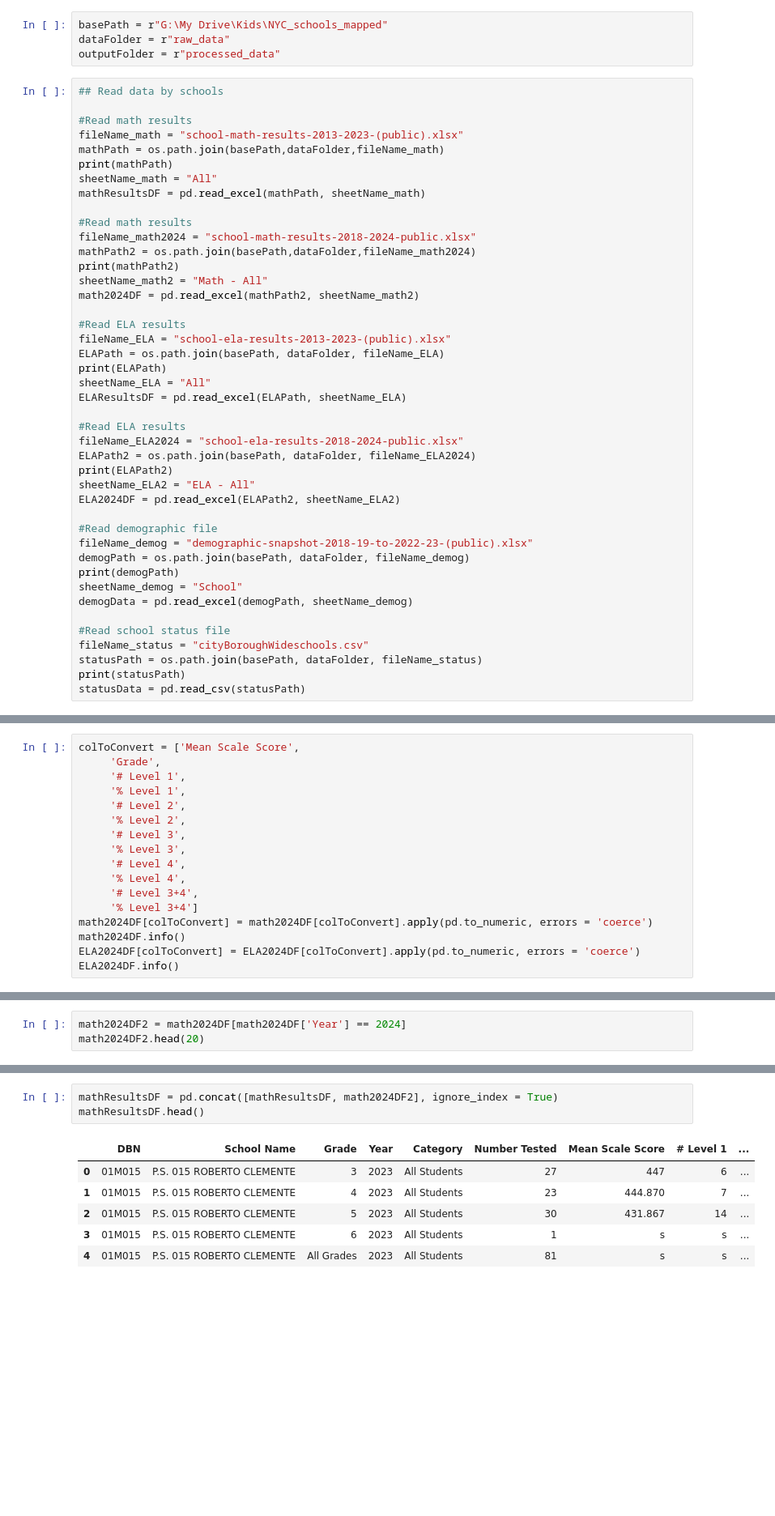
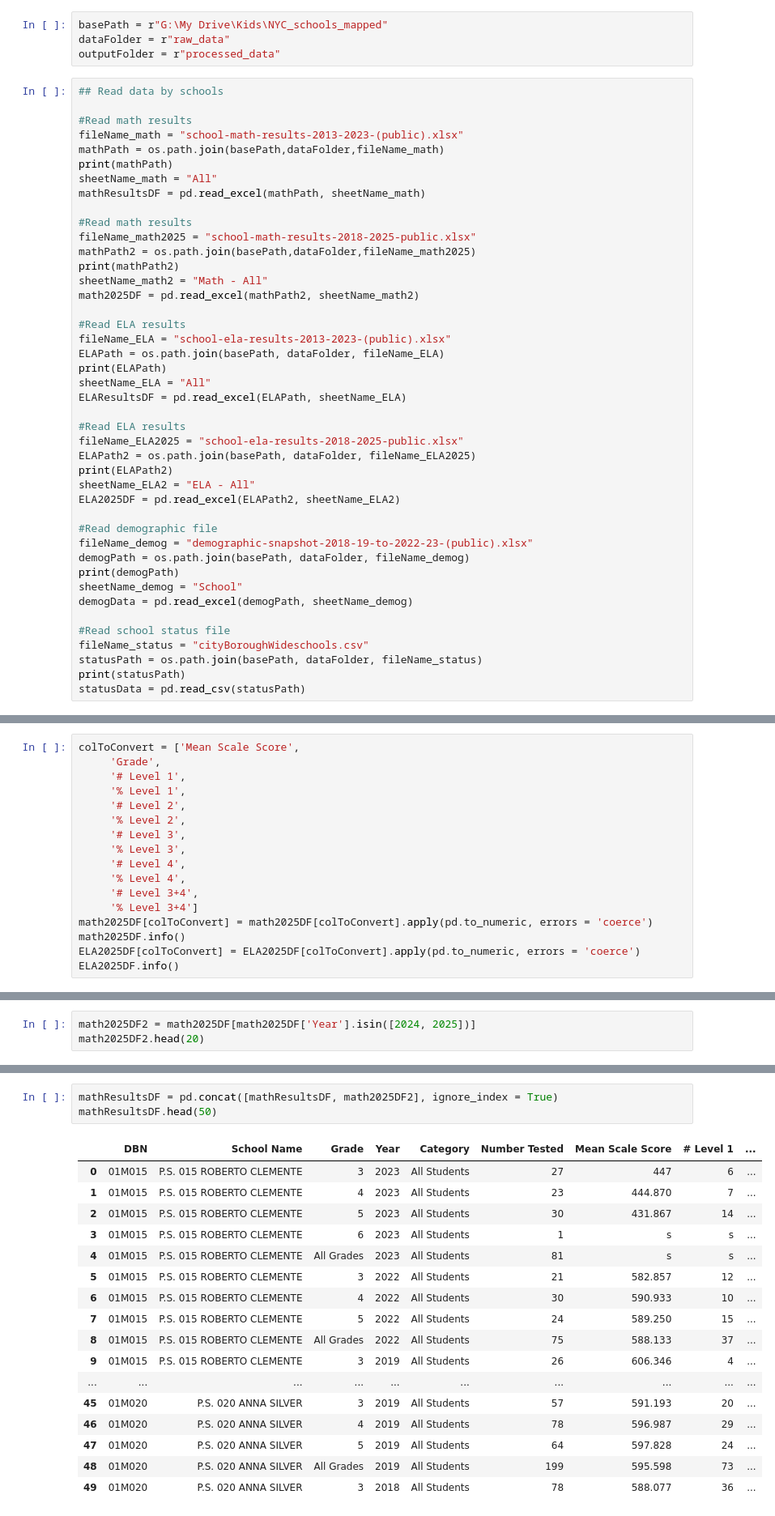
Before and after one commit to Solirinai/NY_schools_maps, a Jupyter notebook: notebooks/NYC_updated/1._NYC_data_processing_by_schools.ipynb, the cells around one changed output, grey strips where cells are left out. Shown: that part at 81% size. Saved outputs shown, nothing was run; the diff lists cells and outputs as text; blank space fills up the shorter version.

```diff
--- a/notebooks/NYC_updated/1._NYC_data_processing_by_schools.ipynb
+++ b/notebooks/NYC_updated/1._NYC_data_processing_by_schools.ipynb
@@ -236,11 +236,11 @@ sheetName_math = "All"
 mathResultsDF = pd.read_excel(mathPath, sheetName_math)
 
 #Read math results
-fileName_math2024 = "school-math-results-2018-2024-public.xlsx"
-mathPath2 = os.path.join(basePath,dataFolder,fileName_math2024)
+fileName_math2025 = "school-math-results-2018-2025-public.xlsx"
+mathPath2 = os.path.join(basePath,dataFolder,fileName_math2025)
 print(mathPath2)
 sheetName_math2 = "Math - All"
-math2024DF = pd.read_excel(mathPath2, sheetName_math2)
+math2025DF = pd.read_excel(mathPath2, sheetName_math2)
 
 #Read ELA results
 fileName_ELA = "school-ela-results-2013-2023-(public).xlsx"
@@ -250,11 +250,11 @@ sheetName_ELA = "All"
 ELAResultsDF = pd.read_excel(ELAPath, sheetName_ELA)
 
 #Read ELA results
-fileName_ELA2024 = "school-ela-results-2018-2024-public.xlsx"
-ELAPath2 = os.path.join(basePath, dataFolder, fileName_ELA2024)
+fileName_ELA2025 = "school-ela-results-2018-2025-public.xlsx"
+ELAPath2 = os.path.join(basePath, dataFolder, fileName_ELA2025)
 print(ELAPath2)
 sheetName_ELA2 = "ELA - All"
-ELA2024DF = pd.read_excel(ELAPath2, sheetName_ELA2)
+ELA2025DF = pd.read_excel(ELAPath2, sheetName_ELA2)
 
 #Read demographic file
 fileName_demog = "demographic-snapshot-2018-19-to-2022-23-(public).xlsx"
@@ -328,9 +328,9 @@ colToConvert = ['Mean Scale Score',
      '% Level 4',
      '# Level 3+4',
      '% Level 3+4']
-math2024DF[colToConvert] = math2024DF[colToConvert].apply(pd.to_numeric, errors = 'coerce')
-math2024DF.info()
-ELA2024DF[colToConvert] = ELA2024DF[colToConvert].apply(pd.to_numeric, errors = 'coerce')
-ELA2024DF.info()
+math2025DF[colToConvert] = math2025DF[colToConvert].apply(pd.to_numeric, errors = 'coerce')
+math2025DF.info()
+ELA2025DF[colToConvert] = ELA2025DF[colToConvert].apply(pd.to_numeric, errors = 'coerce')
+ELA2025DF.info()
 # %% [output]
 <class 'pandas.core.frame.DataFrame'>
@@ -353,5 +353,5 @@ memory usage: 3.1+ MB
 # %%
-math2024DF2 = math2024DF[math2024DF['Year'] == 2024]
-math2024DF2.head(20)
+math2025DF2 = math2025DF[math2025DF['Year'].isin([2024, 2025])]
+math2025DF2.head(20)
 # %% [output]
 |  | DBN | School Name | Grade | Year | Category | Number Tested | Mean Scale Score | # Level 1 | ... |
@@ -395,11 +395,22 @@ ELA2024DF2.head(20)
 # %%
-mathResultsDF = pd.concat([mathResultsDF, math2024DF2], ignore_index = True)
-mathResultsDF.head()
+mathResultsDF = pd.concat([mathResultsDF, math2025DF2], ignore_index = True)
+mathResultsDF.head(50)
 # %% [output]
 |  | DBN | School Name | Grade | Year | Category | Number Tested | Mean Scale Score | # Level 1 | ... |
 | 0 | 01M015 | P.S. 015 ROBERTO CLEMENTE | 3 | 2023 | All Students | 27 | 447 | 6 | ... |
 | 1 | 01M015 | P.S. 015 ROBERTO CLEMENTE | 4 | 2023 | All Students | 23 | 444.870 | 7 | ... |
 | 2 | 01M015 | P.S. 015 ROBERTO CLEMENTE | 5 | 2023 | All Students | 30 | 431.867 | 14 | ... |
 | 3 | 01M015 | P.S. 015 ROBERTO CLEMENTE | 6 | 2023 | All Students | 1 | s | s | ... |
 | 4 | 01M015 | P.S. 015 ROBERTO CLEMENTE | All Grades | 2023 | All Students | 81 | s | s | ... |
+| 5 | 01M015 | P.S. 015 ROBERTO CLEMENTE | 3 | 2022 | All Students | 21 | 582.857 | 12 | ... |
+| 6 | 01M015 | P.S. 015 ROBERTO CLEMENTE | 4 | 2022 | All Students | 30 | 590.933 | 10 | ... |
+| 7 | 01M015 | P.S. 015 ROBERTO CLEMENTE | 5 | 2022 | All Students | 24 | 589.250 | 15 | ... |
+| 8 | 01M015 | P.S. 015 ROBERTO CLEMENTE | All Grades | 2022 | All Students | 75 | 588.133 | 37 | ... |
+| 9 | 01M015 | P.S. 015 ROBERTO CLEMENTE | 3 | 2019 | All Students | 26 | 606.346 | 4 | ... |
+| ... | ... | ... | ... | ... | ... | ... | ... | ... | ... |
+| 45 | 01M020 | P.S. 020 ANNA SILVER | 3 | 2019 | All Students | 57 | 591.193 | 20 | ... |
+| 46 | 01M020 | P.S. 020 ANNA SILVER | 4 | 2019 | All Students | 78 | 596.987 | 29 | ... |
+| 47 | 01M020 | P.S. 020 ANNA SILVER | 5 | 2019 | All Students | 64 | 597.828 | 24 | ... |
+| 48 | 01M020 | P.S. 020 ANNA SILVER | All Grades | 2019 | All Students | 199 | 595.598 | 73 | ... |
+| 49 | 01M020 | P.S. 020 ANNA SILVER | 3 | 2018 | All Students | 78 | 588.077 | 36 | ... |
 # %%
```
Also changed, not shown: parts of 49 cells of this notebook, 10 other files.
